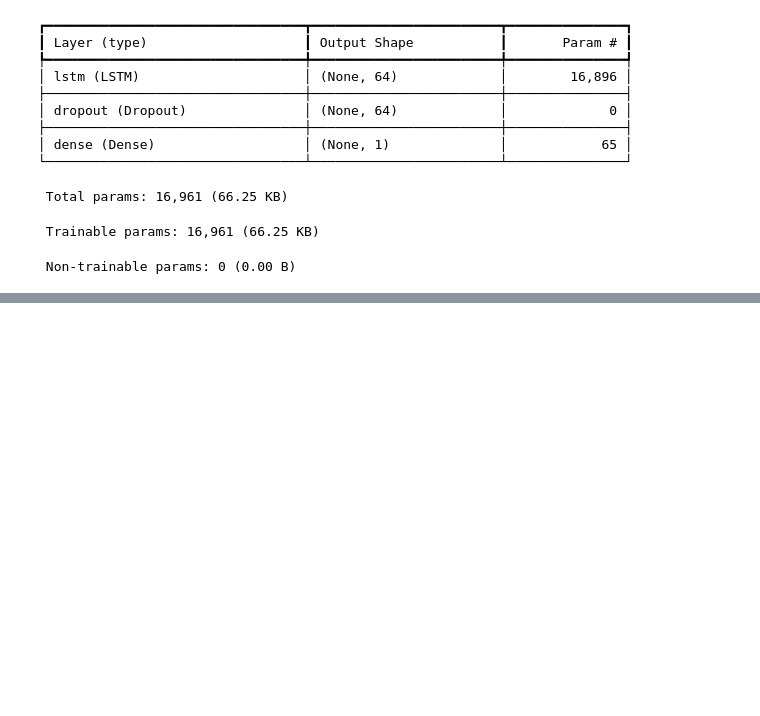
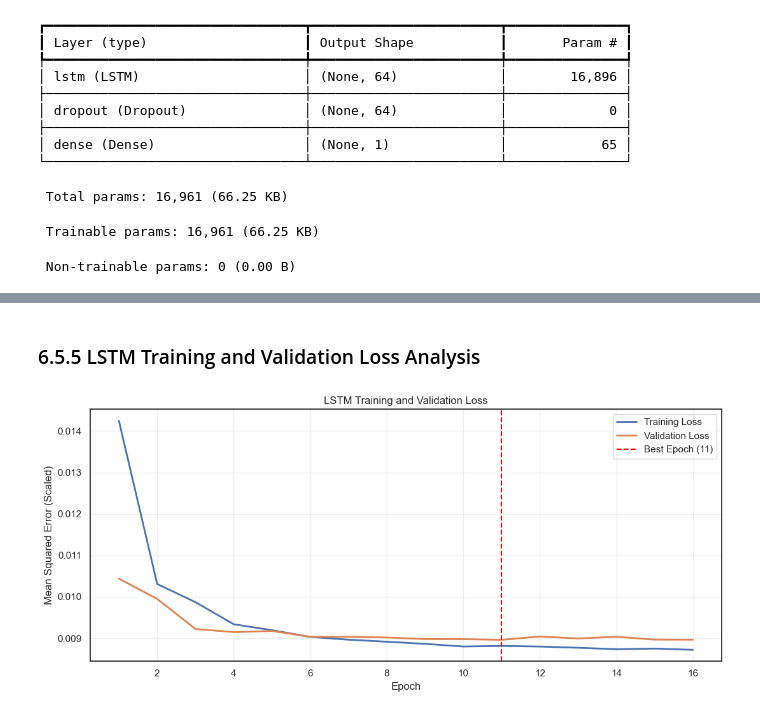
Before and after one commit to damisar/Household_Electricity_Consumption_Analysis_and_Forecasting, a Jupyter notebook: notebook/Household_Electricity_Consumption_Analysis_and_Forecasting.ipynb, the cells around one changed output, grey strips where cells are left out. Drawn from its saved outputs; the diff is of its cells as text; code cells hidden in the pictures; blank space fills up the shorter version.

Commit message:
Finalize electricity forecasting analysis and notebook validation

```diff
--- a/notebook/Household_Electricity_Consumption_Analysis_and_Forecasting.ipynb
+++ b/notebook/Household_Electricity_Consumption_Analysis_and_Forecasting.ipynb
@@ -5379,0 +5434,58 @@ Model: "sequential"
+# %% [markdown]
+### 6.5.5 LSTM Training and Validation Loss Analysis
+# %%
+
+# Section 6.5.6 - LSTM Training and Validation Loss
+
+import matplotlib.pyplot as plt
+import numpy as np
+
+epochs = np.arange(1, len(lstm_history.history["loss"]) + 1)
+
+train_loss = lstm_history.history["loss"]
+val_loss = lstm_history.history["val_loss"]
+
+best_epoch = np.argmin(val_loss) + 1
+
+plt.figure(figsize=(11, 5))
+
+plt.plot(
+    epochs,
+    train_loss,
+    label="Training Loss",
+    linewidth=2
+)
+
+plt.plot(
+    epochs,
+    val_loss,
+    label="Validation Loss",
+    linewidth=2
+)
+
+plt.axvline(
+    best_epoch,
+    color="red",
+    linestyle="--",
+    label=f"Best Epoch ({best_epoch})"
+)
+
+plt.xlabel("Epoch")
+plt.ylabel("Mean Squared Error (Scaled)")
+plt.title("LSTM Training and Validation Loss")
+plt.legend()
+plt.grid(True, alpha=0.3)
+plt.tight_layout()
+
+plt.savefig(
+    "../figure/lstm_training_validation_loss.png",
+    dpi=300,
+    bbox_inches="tight"
+)
+
+plt.show()
+
+print("Best validation epoch:", best_epoch)
+print("Lowest validation loss:", min(val_loss))
+# %% [output]
+[figure, added]
```
Also changed, not shown: parts of 87 cells of this notebook, 9 other files.
